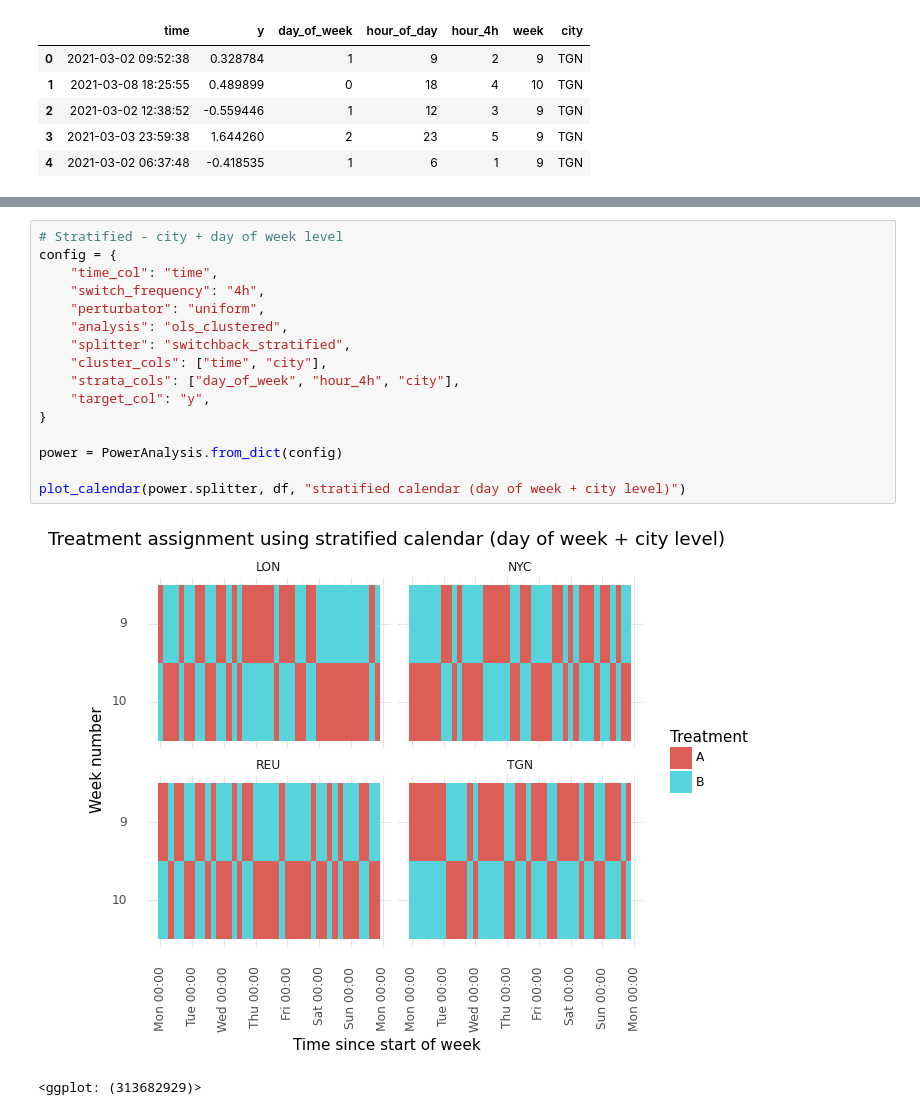
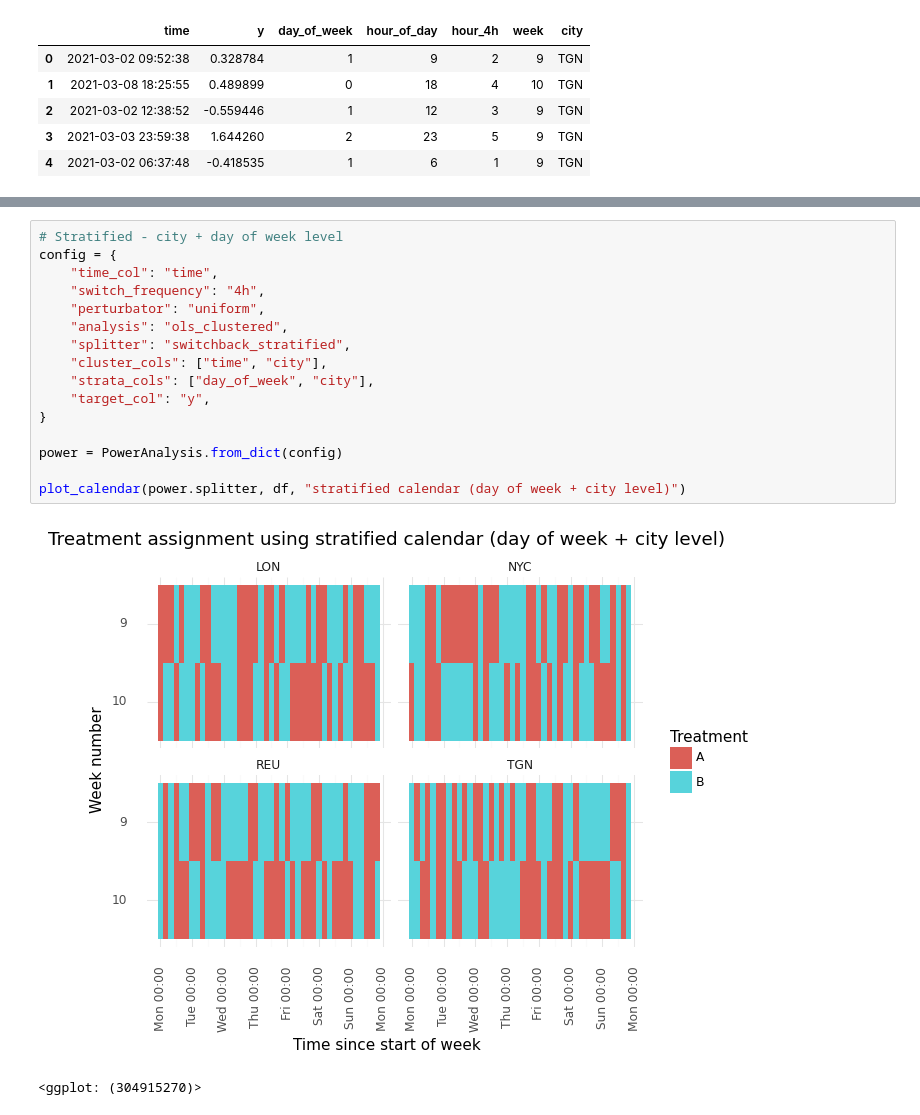
Before and after one commit to david26694/cluster-experiments, a Jupyter notebook: docs/plot_calendars_hours.ipynb, the cells around one changed output, grey strips where cells are left out. Cells and saved outputs as stored; diff of their text form.

```diff
--- a/docs/plot_calendars_hours.ipynb
+++ b/docs/plot_calendars_hours.ipynb
@@ -158,19 +158,19 @@ plot_calendar(power.splitter, df, "stratified calendar (week + city level)")
 # %%
 # Stratified - city + day of week level
 config = {
     "time_col": "time",
     "switch_frequency": "4h",
     "perturbator": "uniform",
     "analysis": "ols_clustered",
     "splitter": "switchback_stratified",
     "cluster_cols": ["time", "city"],
-    "strata_cols": ["day_of_week", "hour_4h", "city"],
+    "strata_cols": ["day_of_week", "city"],
     "target_col": "y",
 }
 
 power = PowerAnalysis.from_dict(config)
 
 plot_calendar(power.splitter, df, "stratified calendar (day of week + city level)")
 # %% [output]
-[figure, old version]
+[figure, new version]
-<ggplot: (313682929)>
+<ggplot: (304915270)>
```
Also changed, not shown: parts of 5 cells of this notebook.
